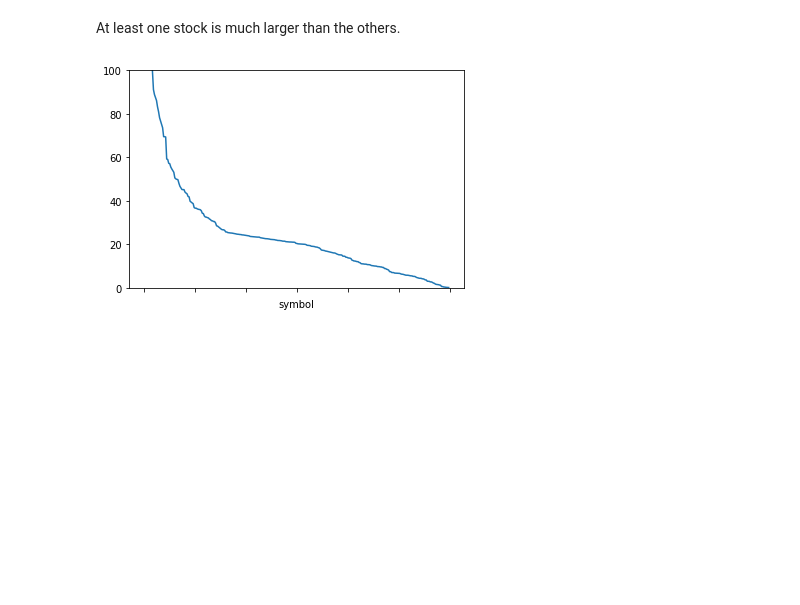
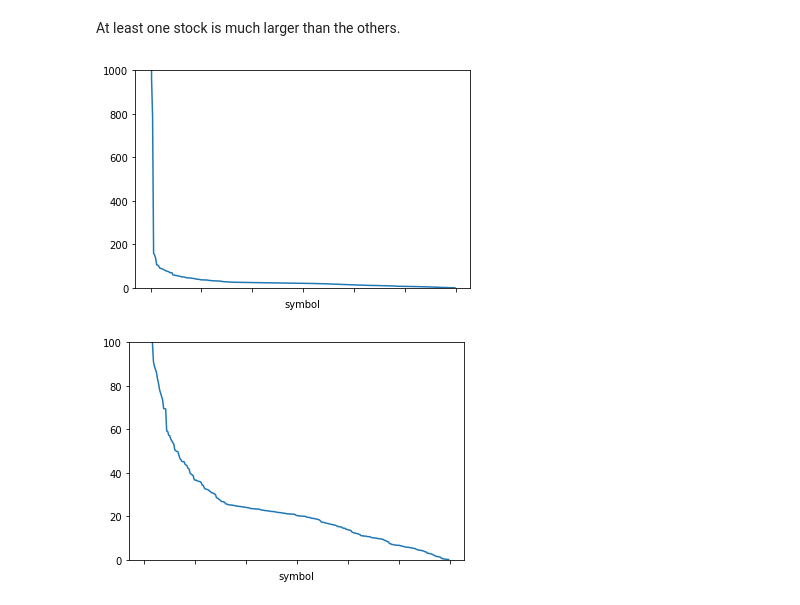
Before and after one commit to vincentqb/beta-computation, a Jupyter notebook: src/Exploration.ipynb, the cells around one changed output. Saved outputs shown, nothing was run; the diff lists cells and outputs as text; code cells hidden in the pictures; blank space fills up the shorter version.

```diff
--- a/src/Exploration.ipynb
+++ b/src/Exploration.ipynb
@@ -64,5 +82,10 @@ p = data.groupby(level="symbol", group_keys=False).plot()
 # %% [markdown]
 At least one stock is much larger than the others.
+# %%
+threshold = 1000
+p = data.groupby(level="symbol", group_keys=False).mean().sort_values(ascending=False).plot(ylim=(0,threshold))
+# %% [output]
+[figure, added]
 # %%
 threshold = 100
 p = data.groupby(level="symbol", group_keys=False).mean().sort_values(ascending=False).plot(ylim=(0,threshold))
```
Also changed, not shown: parts of 9 cells of this notebook, 3 other files.
